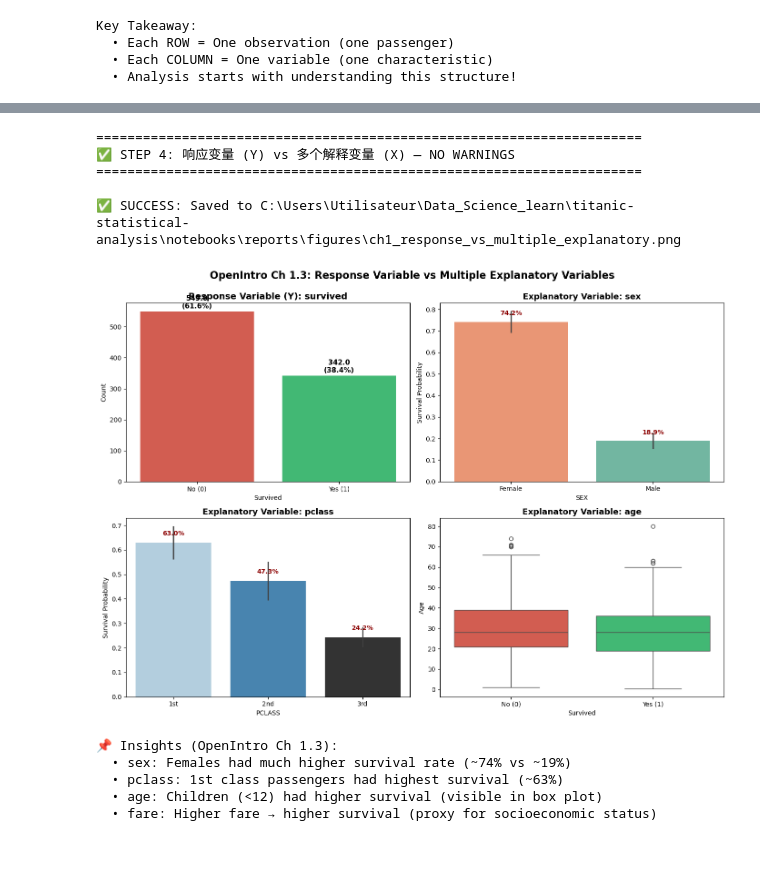
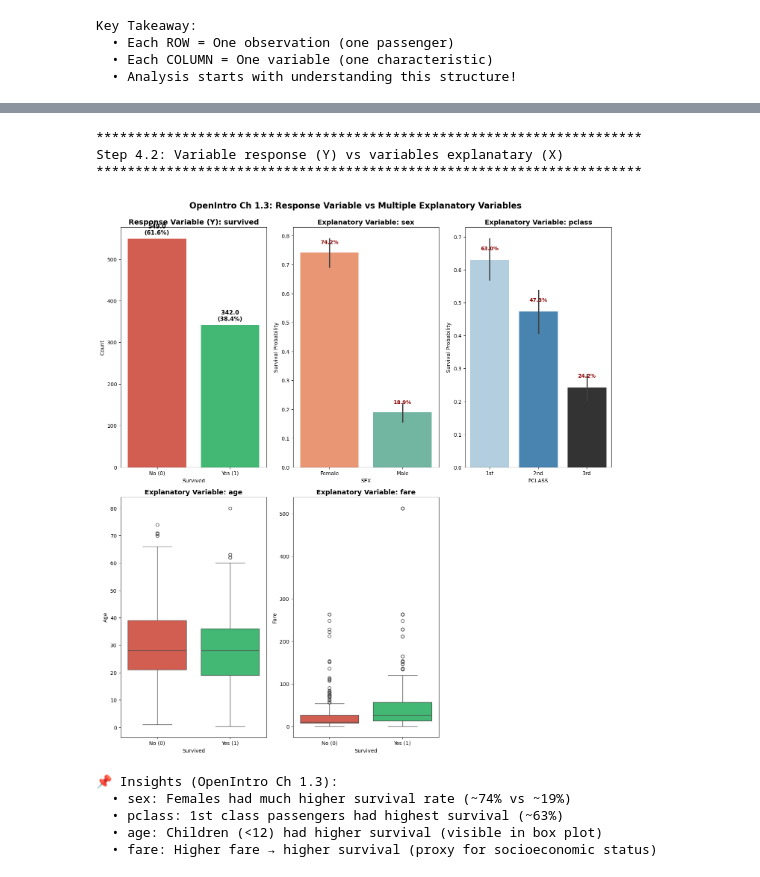
Before and after one commit to zhang196937-ops/titanic-statistical-analysis, a Jupyter notebook: notebooks/01_data_understanding.ipynb, the cells around one changed output, grey strips where cells are left out. Cells and saved outputs as stored; diff of their text form; code cells hidden in the pictures.

```diff
--- a/notebooks/01_data_understanding.ipynb
+++ b/notebooks/01_data_understanding.ipynb
@@ -326,10 +300,8 @@ print("*"*70)
 import matplotlib.pyplot as plt
 import seaborn as sns
 import pandas as pd
-import os
+import math
 from matplotlib.ticker import FixedLocator
-
-os.makedirs('reports/figures', exist_ok=True)
 
 #create a list for variables explanatary.
 key_vars = ['sex', 'pclass', 'age', 'fare']
@@ -339,9 +311,10 @@ n_vars = len(key_vars)
 #two image on the same line.
 n_cols = 2
 #calculate row.
-n_rows = (n_vars + n_cols - 1) // n_cols  # floor division.
+math.ceil(5/2)  # Returns 3
+n_rows =math.ceil((n_vars + n_cols - 1)/n_cols)
 #dynamic values for plt.subplots.
-fig, axes = plt.subplots(n_rows, n_cols, figsize=(14, 5 * n_rows))
+fig, axes = plt.subplots(n_cols, n_rows, figsize=(14, 5 * n_rows))
 axes = axes.flatten()
 
 # the first image (row0,column0)--survived distrubtion
@@ -374,7 +347,6 @@ for p in axes[0].patches:
 for idx, var in enumerate(key_vars, start=1):
     if idx >= len(axes):
         break
-
     ax = axes[idx]
 
     if var in ['sex', 'pclass']:  # they are categorical variables -> Bar chart
@@ -396,68 +368,64 @@ for idx, var in enumerate(key_vars, start=1):
             palette=palette,
             ax=ax,
             order=order,
-            legend=False  # ✅ 隐藏冗余图例
+            legend=False  # # Hidden Redundant Legend
         )
 
-        # ✅ 修复刻度警告
+        # scale
         ax.xaxis.set_major_locator(FixedLocator(range(len(order))))
         ax.set_xticklabels(labels)
         ax.set_ylabel('Survival Probability')
         ax.set_xlabel(var.upper())
         ax.set_title(f'Explanatory Variable: {var}', fontsize=13, fontweight='bold')
 
-    else:  # 连续型变量 → 箱线图 (FIXED)
-        # ✅ 关键修复：为 boxplot 添加 hue 参数避免 FutureWarning
+    else:
         sns.boxplot(
             data=df,
             x='survived',
             y=var,
-            hue='survived',  # ✅ 必须配对 hue
+            hue='survived',
             palette=['#E74C3C', '#2ECC71'],
             ax=ax,
-            legend=False  # ✅ 隐藏冗余图例
+            legend=False  # Hidden Redundant Legend
         )
 
-        # ✅ 修复刻度警告
+        # scale.
         ax.xaxis.set_major_locator(FixedLocator([0, 1]))
         ax.set_xticklabels(['No (0)', 'Yes (1)'])
         ax.set_ylabel(var.capitalize())
         ax.set_xlabel('Survived')
         ax.set_title(f'Explanatory Variable: {var}', fontsize=13, fontweight='bold')
 
-    # 添加生存率/统计标签
+    # Add survival rate/statistics tags
     if var in ['sex', 'pclass']:
         means = df.groupby(var)['survived'].mean()
         for i, (cat, mean) in enumerate(zip(order, means)):
             ax.text(i, mean + 0.03, f'{mean:.1%}',
                    ha='center', fontsize=10, fontweight='bold', color='darkred')
 
-# 隐藏未使用的子图
+# Hide unused subgraphs
 for idx in range(len(key_vars) + 1, len(axes)):
     fig.delaxes(axes[idx])
 
 plt.suptitle('OpenIntro Ch 1.3: Response Variable vs Multiple Explanatory Variables',
              fontsize=16, fontweight='bold', y=0.995)
 plt.tight_layout()
 
-# 安全保存
-output_path = os.path.join(os.getcwd(), 'reports', 'figures', 'ch1_response_vs_multiple_explanatory.png')
-plt.savefig(output_path, dpi=300, bbox_inches='tight')
-print(f"\n✅ SUCCESS: Saved to {output_path}")
+# save chart in a file
+figure_path = '../reports/figures/ch1_response_vs_multiple_explanatory.png'
+plt.savefig(figure_path, dpi=300, bbox_inches='tight')
 plt.show()
 
 print("\n📌 Insights (OpenIntro Ch 1.3):")
 print("  • sex: Females had much higher survival rate (~74% vs ~19%)")
 print("  • pclass: 1st class passengers had highest survival (~63%)")
 print("  • age: Children (<12) had higher survival (visible in box plot)")
 print("  • fare: Higher fare → higher survival (proxy for socioeconomic status)")
 # %% [output]
-======================================================================
-✅ STEP 4: 响应变量 (Y) vs 多个解释变量 (X) — NO WARNINGS
-======================================================================
-
-✅ SUCCESS: Saved to C:\Users\Utilisateur\Data_Science_learn\titanic-statistical-analysis\notebooks\reports\figures\ch1_response_vs_multiple_explanatory.png
+**********************************************************************
+Step 4.2: Variable response (Y) vs variables explanatary (X)
+**********************************************************************
-[figure, old version]
+[figure, new version]
 📌 Insights (OpenIntro Ch 1.3):
   • sex: Females had much higher survival rate (~74% vs ~19%)
   • pclass: 1st class passengers had highest survival (~63%)
```
Also changed, not shown: parts of 4 cells of this notebook.
